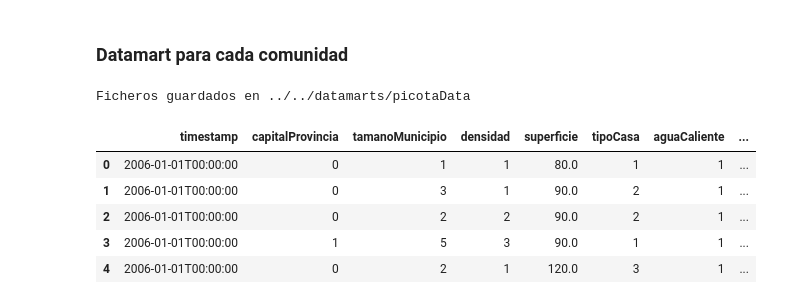
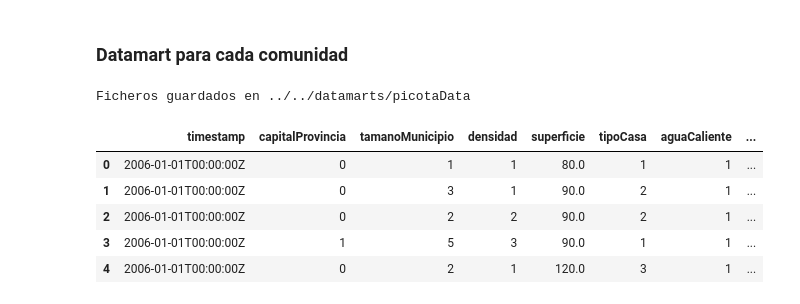
Before and after one commit to rauulrivero/ExpenseAnalysis, a Jupyter notebook: notebooks/datamart_builder/create_datamart _picota.ipynb, the cells around one changed output. Saved outputs shown, nothing was run; the diff lists cells and outputs as text; code cells hidden in the pictures.

```diff
--- a/notebooks/datamart_builder/create_datamart _picota.ipynb
+++ b/notebooks/datamart_builder/create_datamart _picota.ipynb
@@ -765,12 +770,12 @@ print("Ficheros guardados en", output_dir)
 Ficheros guardados en ../../datamarts/picotaData
 # %%
 # Cargar de la ruta de salida un fichero de ejemplo
-df_example = pd.read_csv(os.path.join(output_dir, 'hogarCCAA01.tsv'), sep='\t')
+df_example = pd.read_csv(os.path.join(output_dir, 'hogar01.tsv'), sep='\t')
 df_example.head()
 # %% [output]
 |  | timestamp | capitalProvincia | tamanoMunicipio | densidad | superficie | tipoCasa | aguaCaliente | ... |
-| 0 | 2006-01-01T00:00:00 | 0 | 1 | 1 | 80.0 | 1 | 1 | ... |
-| 1 | 2006-01-01T00:00:00 | 0 | 3 | 1 | 90.0 | 2 | 1 | ... |
-| 2 | 2006-01-01T00:00:00 | 0 | 2 | 2 | 90.0 | 2 | 1 | ... |
-| 3 | 2006-01-01T00:00:00 | 1 | 5 | 3 | 90.0 | 1 | 1 | ... |
-| 4 | 2006-01-01T00:00:00 | 0 | 2 | 1 | 120.0 | 3 | 1 | ... |
+| 0 | 2006-01-01T00:00:00Z | 0 | 1 | 1 | 80.0 | 1 | 1 | ... |
+| 1 | 2006-01-01T00:00:00Z | 0 | 3 | 1 | 90.0 | 2 | 1 | ... |
+| 2 | 2006-01-01T00:00:00Z | 0 | 2 | 2 | 90.0 | 2 | 1 | ... |
+| 3 | 2006-01-01T00:00:00Z | 1 | 5 | 3 | 90.0 | 1 | 1 | ... |
+| 4 | 2006-01-01T00:00:00Z | 0 | 2 | 1 | 120.0 | 3 | 1 | ... |
```
Also changed, not shown: parts of 6 cells of this notebook.
